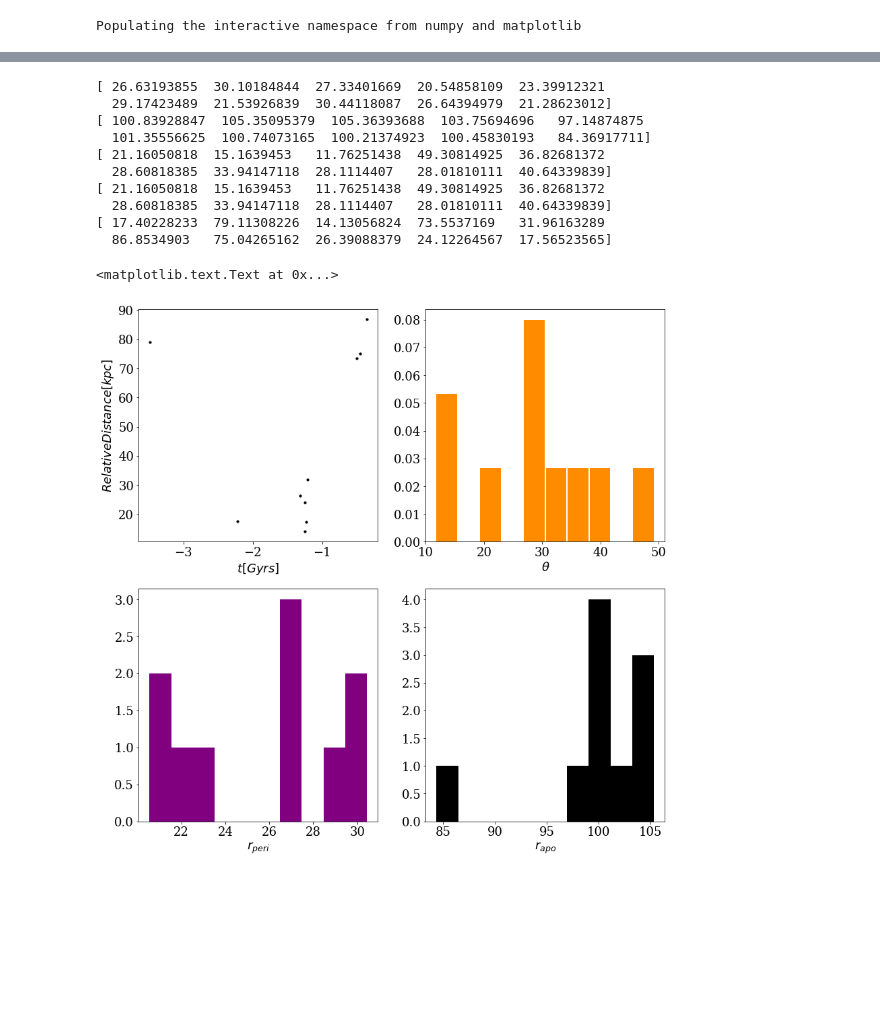
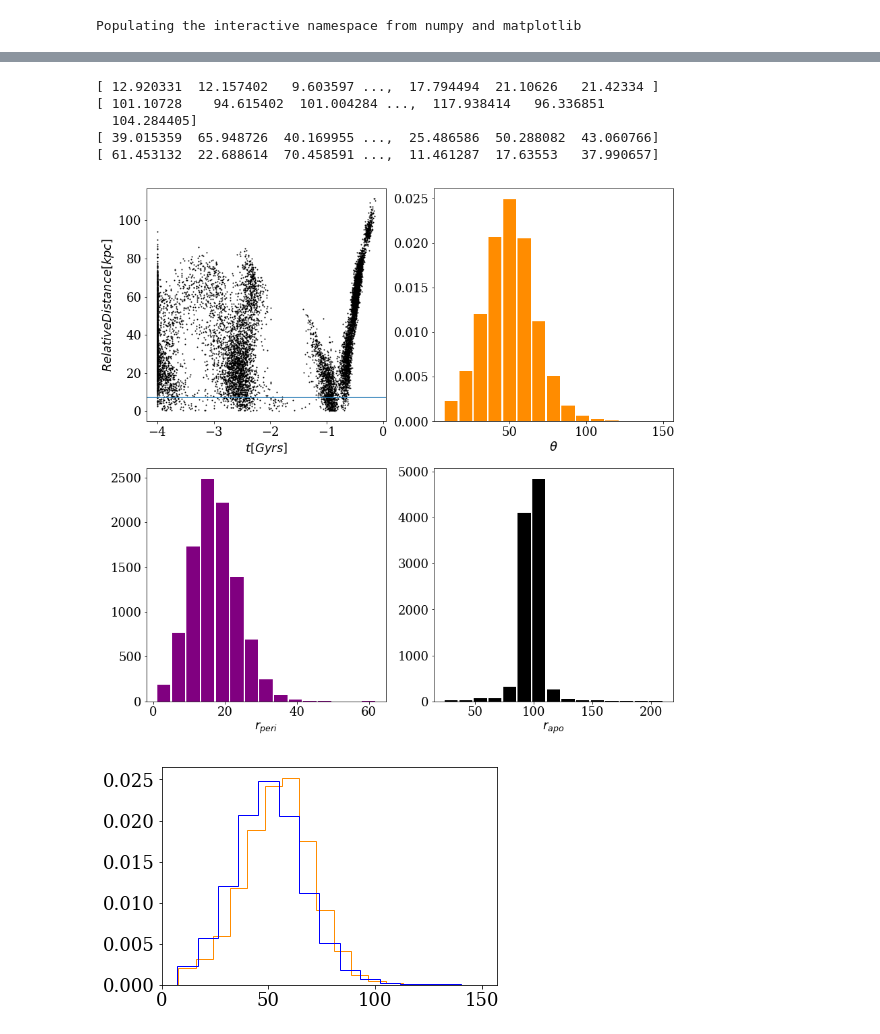
Before and after one commit to jngaravitoc/test_orbits, a Jupyter notebook: exploratory_code/test_analysis_code.ipynb, the cells around one changed output, grey strips where cells are left out. Cells and saved outputs as stored; diff of their text form; code cells hidden in the pictures; blank space fills up the shorter version.

```diff
--- a/exploratory_code/test_analysis_code.ipynb
+++ b/exploratory_code/test_analysis_code.ipynb
@@ -27,42 +7,46 @@ for i in range(10,20):
+# %%
+data = loadtxt('results_mwlsgr.txt', skiprows=1)
+peris = data[:,0]
+apos = data[:,1]
+t_min_rel = data[:,2]
+r_rel_mins = data[:,3]
+Theta = data[:,4]
 # %%
 print(peris)
 print(apos)
 print(Theta)
 print(r_rel_mins)
 # %% [output]
-[ 26.63193855  30.10184844  27.33401669  20.54858109  23.39912321
-  29.17423489  21.53926839  30.44118087  26.64394979  21.28623012]
-[ 100.83928847  105.35095379  105.36393688  103.75694696   97.14874875
-  101.35556625  100.74073165  100.21374923  100.45830193   84.36917711]
-[ 21.16050818  15.1639453   11.76251438  49.30814925  36.82681372
-  28.60818385  33.94147118  28.1114407   28.01810111  40.64339839]
-[ 21.16050818  15.1639453   11.76251438  49.30814925  36.82681372
-  28.60818385  33.94147118  28.1114407   28.01810111  40.64339839]
-[ 17.40228233  79.11308226  14.13056824  73.5537169   31.96163289
-  86.8534903   75.04265162  26.39088379  24.12264567  17.56523565]
+[ 12.920331  12.157402   9.603597 ...,  17.794494  21.10626   21.42334 ]
+[ 101.10728    94.615402  101.004284 ...,  117.938414   96.336851
+  104.284405]
+[ 39.015359  65.948726  40.169955 ...,  25.486586  50.288082  43.060766]
+[ 61.453132  22.688614  70.458591 ...,  11.461287  17.63553   37.990657]
 # %%
 font = {'size':18, 'family':'serif'}
 plt.matplotlib.rc('font', **font)
 
 plt.figure(figsize=(14, 14))
 plt.subplot(2, 2, 1)
-plt.scatter(t_min_rel, r_rel_mins, c='k', s=10)
+plt.scatter(t_min_rel, r_rel_mins, c='k', s=1)
+plt.axhline(7)
 plt.ylabel('$Relative Distance [kpc]$')
 plt.xlabel(r'$t[Gyrs]$')
 
 
 plt.subplot(2, 2, 2)
-h = plt.hist(Theta, color='darkorange', rwidth=0.95, normed=True)
+h = plt.hist(Theta, color='darkorange', bins=15, rwidth=0.9, normed=True)
 plt.xlabel(r'$\theta$')
 
 
 plt.subplot(2, 2, 3)
-h2 = plt.hist(peris, color='purple')
+h2 = plt.hist(peris, color='purple', bins=15, rwidth=0.9)
 plt.xlabel('$r_{peri}$')
 
 plt.subplot(2, 2, 4)
-h3 = plt.hist(apos, color='k')
+h3 = plt.hist(apos, color='k', bins=15, rwidth=0.9)
 plt.xlabel('$r_{apo}$')
+
+savefig('all_results_sgr.pdf', bbox_inches='tight', dpi=300)
 # %% [output]
-<matplotlib.text.Text at 0x...>
-[figure, old version]
+[figure, new version]
@@ -70,0 +60,5 @@ plt.hist?
+# %%
+h = plt.hist(Theta_l0, color='darkorange', bins=15, rwidth=0.9, normed=True,histtype='step')
+h = plt.hist(Theta, color='blue', bins=15, rwidth=0.9, normed=True, histtype='step')
+# %% [output]
+[figure, added]
```
Also changed, not shown: parts of 6 cells of this notebook, 9 other files.
